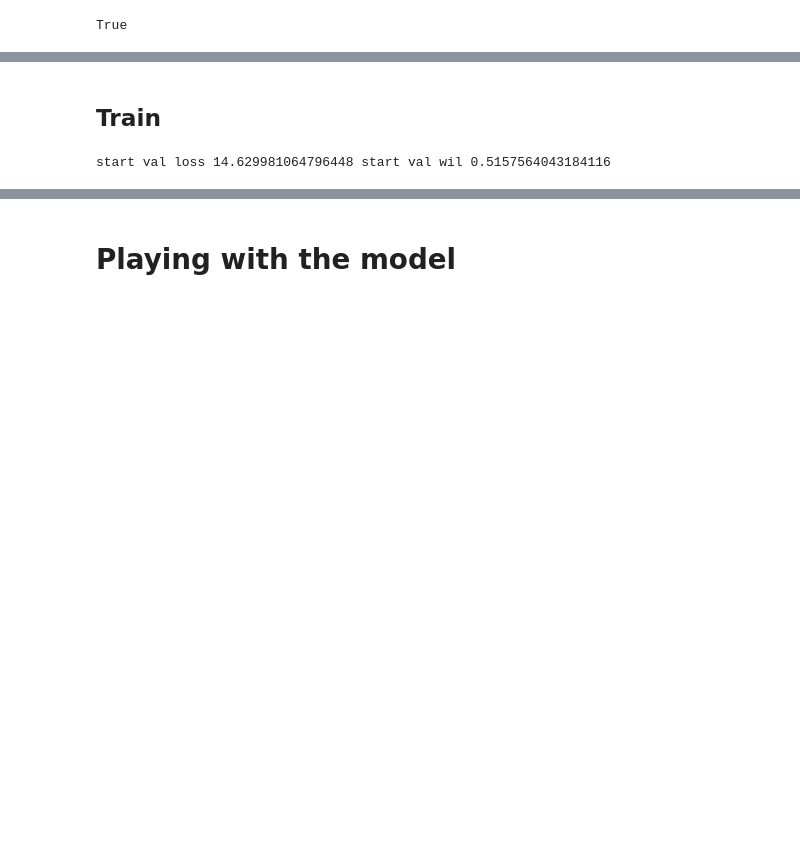
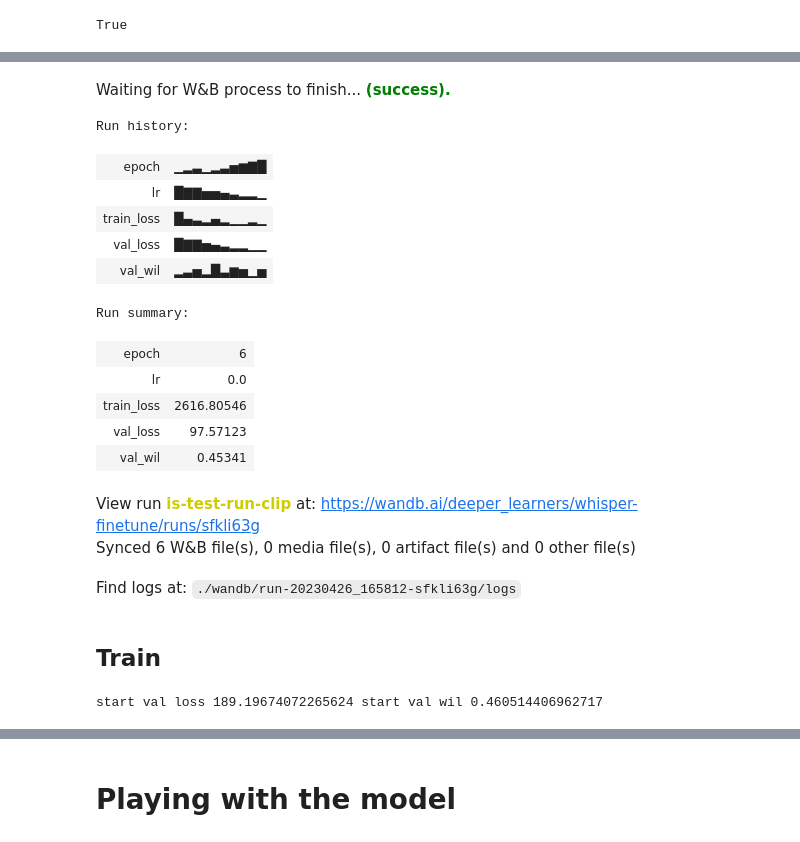
Before and after one commit to ttalbot-cmu/11785-ASR-Project, a Jupyter notebook: finetune/whisper2.ipynb, the cells around one changed output, grey strips where cells are left out. Drawn from its saved outputs; the diff is of its cells as text; code cells hidden in the pictures; blank space fills up the shorter version.

Commit message:
lastest training notebook, dataloader works but can be buggy

```diff
--- a/finetune/whisper2.ipynb
+++ b/finetune/whisper2.ipynb
@@ -2,8 +2,7 @@
 # Fine tuning
 # %%
 config = {
-    "lr" : 1e-6,
-    "epochs" : 5
+    "lr" : 1e-7
     }
 # %% [markdown]
 ## Set up
@@ -450,7 +357,7 @@ True
 # %%
 # Create your wandb run
 run = wandb.init(
-    name = "test-run", ## Wandb creates random run names if you skip this field
+    name = "is-test-run-clip", ## Wandb creates random run names if you skip this field
     reinit = True, ### Allows reinitalizing runs when you re-run this cell
     # run_id = 'oigknwdr', #Insert specific run id here if you want to resume a previous run
     # resume = "must", ### You need this to resume previous runs, but comment out reinit = True when using this
@@ -473,13 +373,31 @@ Find logs at: ./wandb/run-20230415_045725-6xhucskr/logs
+# %%
+run.finish()
+# %% [output]
+Waiting for W&B process to finish... (success).
+Run history:
+| epoch | ▁▂▃▁▂▃▅▆▇█ |
+| lr | █▇▇▅▅▄▃▂▂▁ |
+| train_loss | █▄▃▂▄▂▁▁▂▁ |
+| val_loss | █▇▇▅▄▃▂▂▁▁ |
+| val_wil | ▂▃▅▂█▃▆▅▁▅ |
+Run summary:
+| epoch | 6 |
+| lr | 0.0 |
+| train_loss | 2616.80546 |
+| val_loss | 97.57123 |
+| val_wil | 0.45341 |
+View run is-test-run-clip at: https://wandb.ai/deeper_learners/whisper-finetune/runs/sfkli63g
+Synced 6 W&B file(s), 0 media file(s), 0 artifact file(s) and 0 other file(s)
+Find logs at: ./wandb/run-20230426_165812-sfkli63g/logs
 # %% [markdown]
 ## Train
 # %%
 asrmodel = ASRModel(model)
 # %%
-val_loss, val_wil = validate_model(asrmodel,val_loader)
+val_loss, val_wil = validate_model(asrmodel,val_loader, 10)
+print("start val loss", val_loss, "start val wil", val_wil)
+# %% [output]
+start val loss 189.19674072265624 start val wil 0.460514406962717
-# %%
-print("start val loss", val_loss, "start val wil", val_wil)
-# %% [output]
-start val loss 14.629981064796448 start val wil 0.5157564043184116
 # %%
 torch.cuda.empty_cache()
 gc.collect()
```
Also changed, not shown: parts of 23 cells of this notebook.
